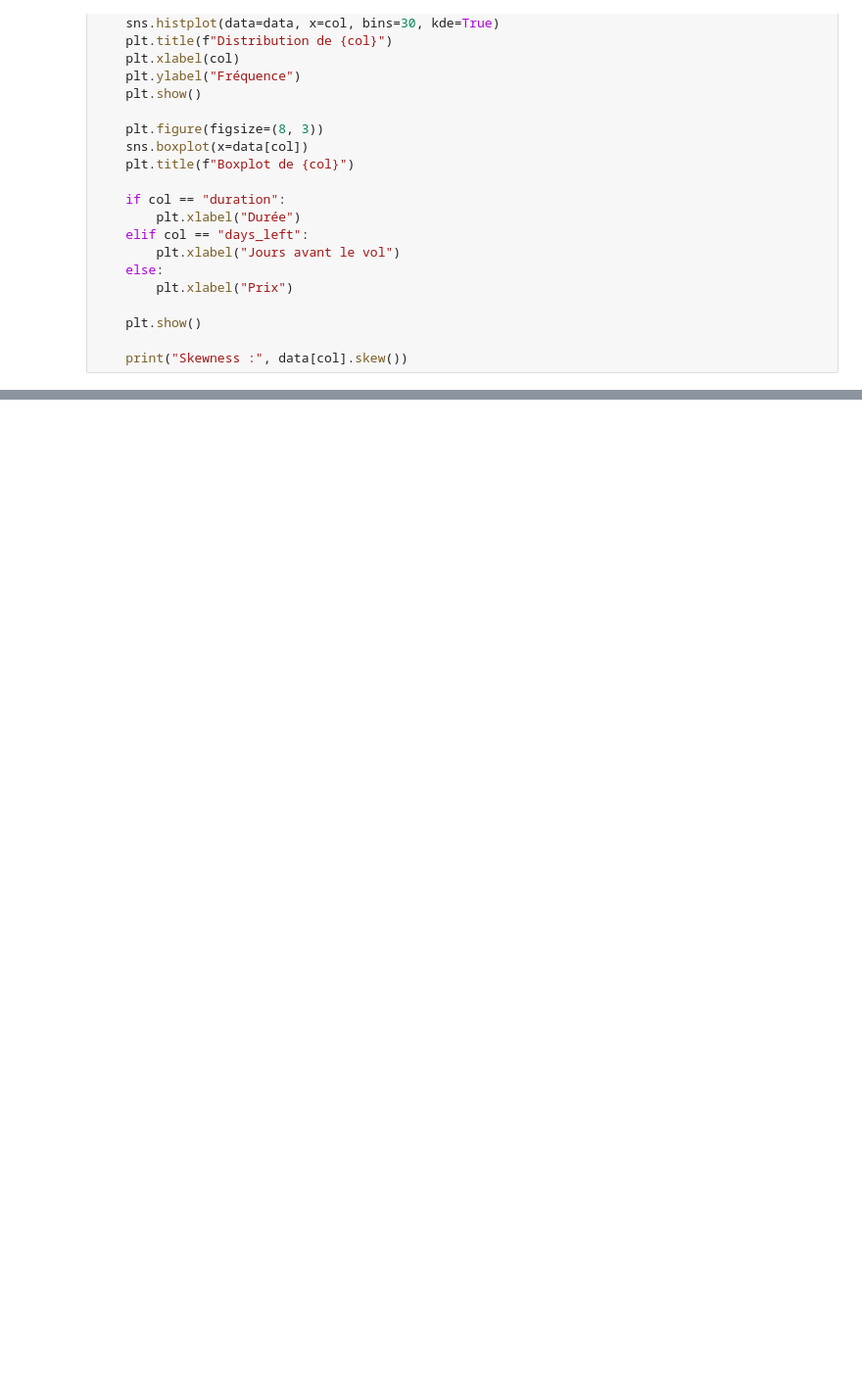
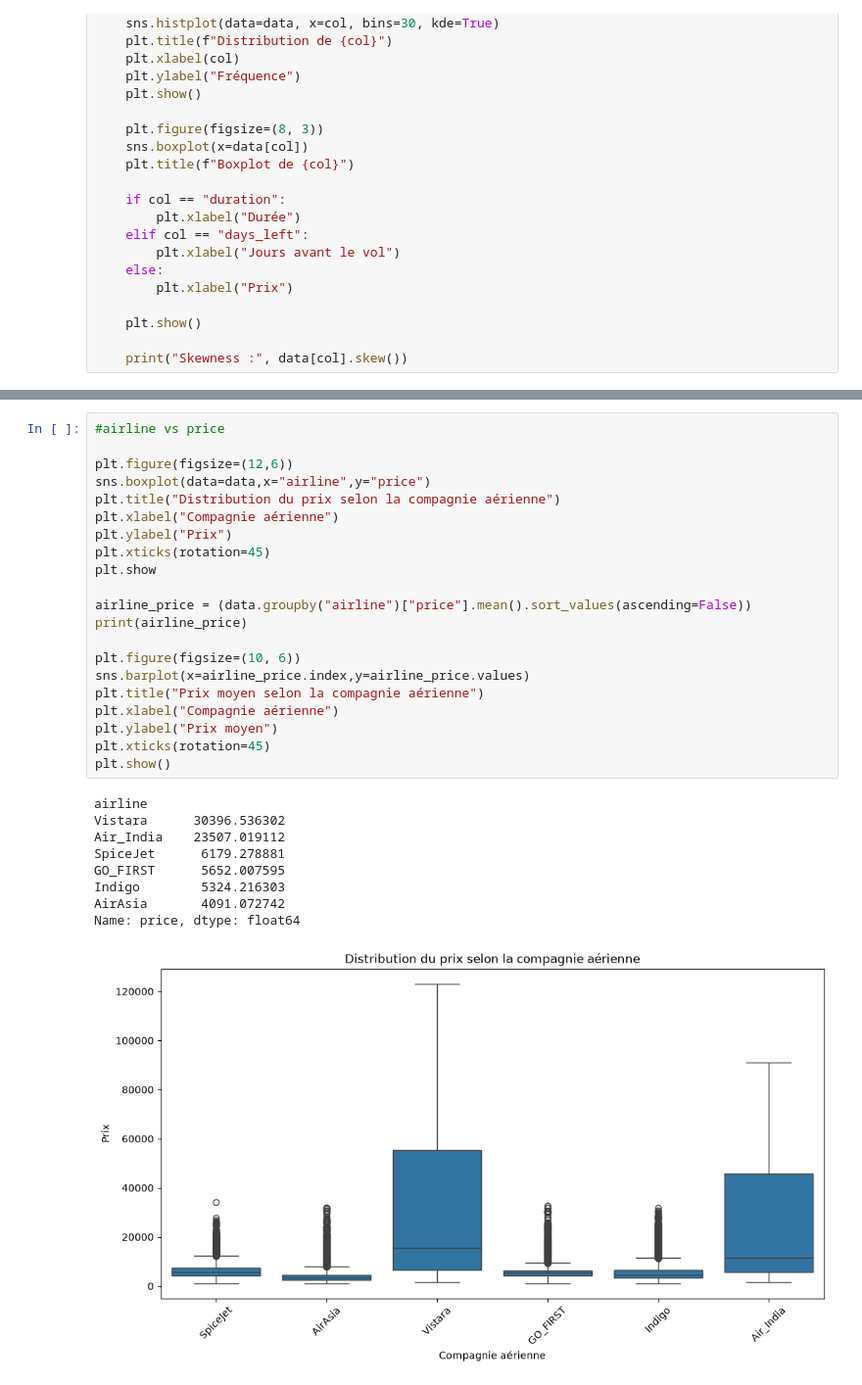
Before and after one commit to RihabMhd/Machine-Learning-Pr-diction-du-prix-des-billets-d-avion, a Jupyter notebook: notebooks/flight_price_prediction.ipynb, the cells around one changed output, grey strips where cells are left out. Shown at 98% size. Cells and saved outputs as stored; diff of their text form; blank space fills up the shorter version.

```diff
--- a/notebooks/flight_price_prediction.ipynb
+++ b/notebooks/flight_price_prediction.ipynb
@@ -133,0 +159,31 @@ for col in continue_variables:
+# %%
+#airline vs price
+
+plt.figure(figsize=(12,6))
+sns.boxplot(data=data,x="airline",y="price")
+plt.title("Distribution du prix selon la compagnie aérienne")
+plt.xlabel("Compagnie aérienne")
+plt.ylabel("Prix")
+plt.xticks(rotation=45)
+plt.show
+
+airline_price = (data.groupby("airline")["price"].mean().sort_values(ascending=False))
+print(airline_price)
+
+plt.figure(figsize=(10, 6))
+sns.barplot(x=airline_price.index,y=airline_price.values)
+plt.title("Prix moyen selon la compagnie aérienne")
+plt.xlabel("Compagnie aérienne")
+plt.ylabel("Prix moyen")
+plt.xticks(rotation=45)
+plt.show()
+# %% [output]
+airline
+Vistara      30396.536302
+Air_India    23507.019112
+SpiceJet      6179.278881
+GO_FIRST      5652.007595
+Indigo        5324.216303
+AirAsia       4091.072742
+Name: price, dtype: float64
+[figure, added]
```
Also changed, not shown: parts of 6 cells of this notebook.
